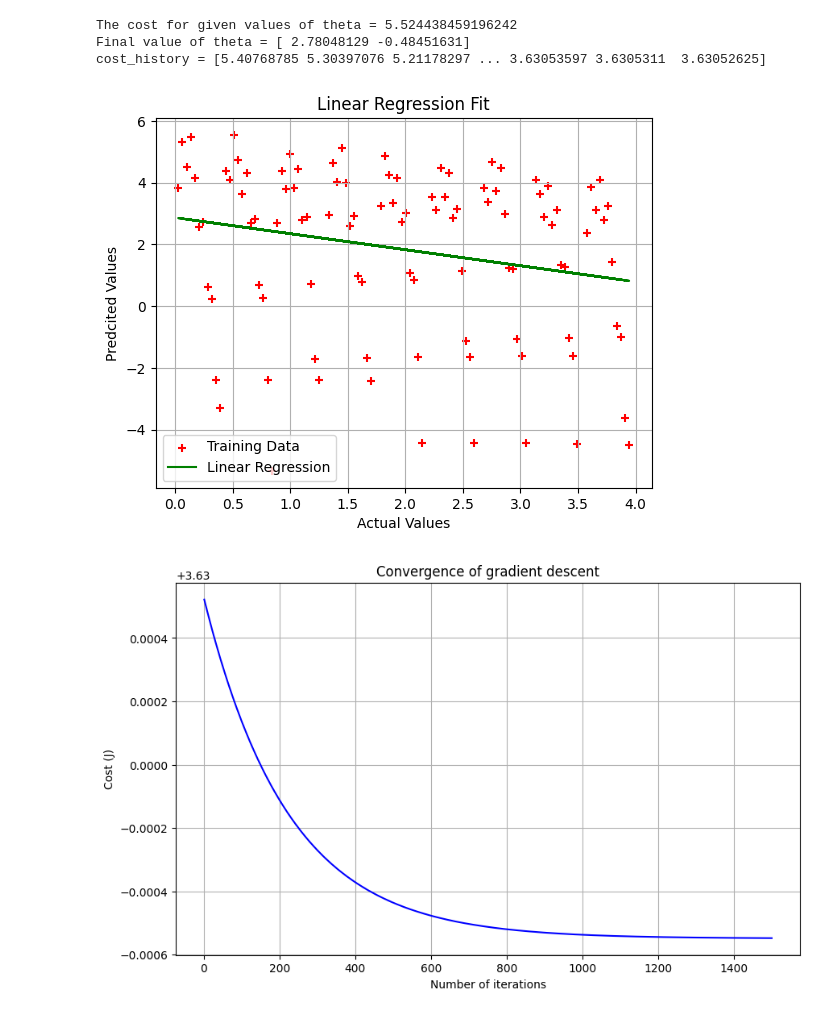
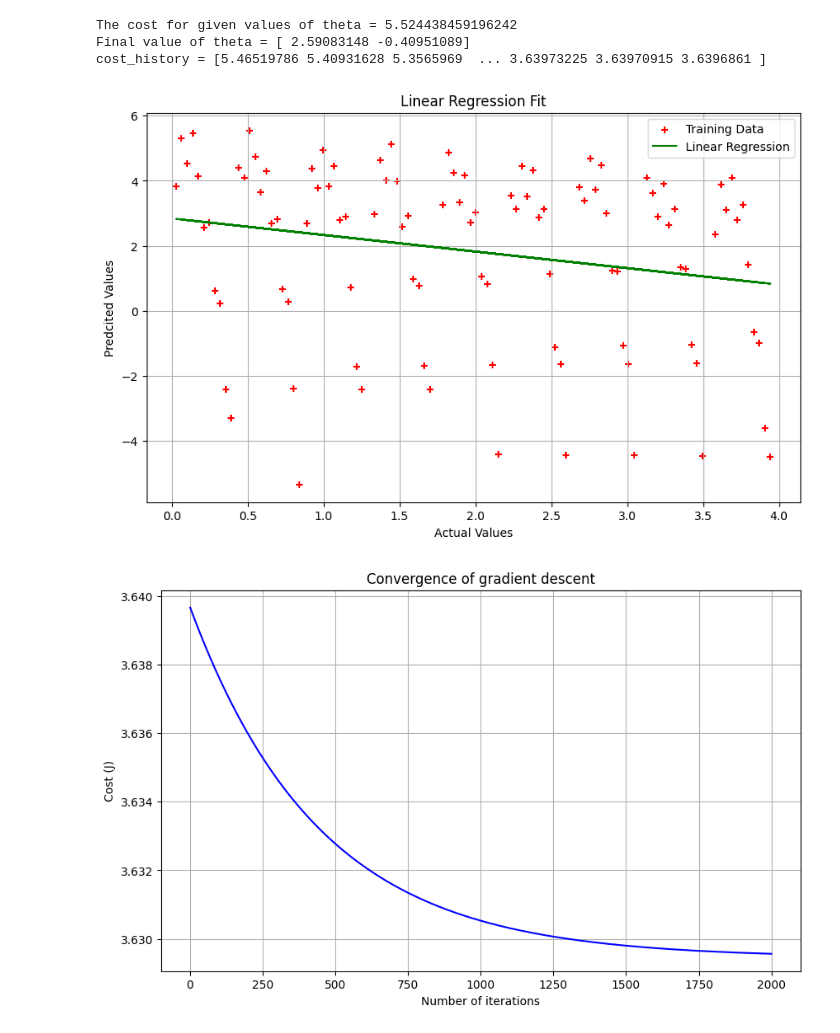
Before and after one commit to ssarker21/Introduction-to-Machine-Learning, a Jupyter notebook: Homework_1/Problem1(c).ipynb, the cells around one changed output. Drawn from its saved outputs; the diff is of its cells as text; code cells hidden in the pictures.

```diff
--- a/Homework_1/Problem1(c).ipynb
+++ b/Homework_1/Problem1(c).ipynb
@@ -52,8 +52,8 @@ def gradient_descent(X, y, theta, alpha, iterations):
     return theta, cost_history
 
 theta = [0., 0.]
-iterations = 1500
-alpha = 0.01
+iterations = 2000
+alpha = 0.005
 
 
 theta, cost_history = gradient_descent(X, y, theta, alpha, iterations)
@@ -64,34 +64,34 @@ theta, cost_history = gradient_descent(X, y, theta, alpha, iterations)
 
 # Scatter plot for the training data
 plt.scatter(X[:, 1], y, color='red', marker='+', label='Training Data')
 
 # Line plot for the linear regression model
 plt.plot(X[:, 1], X.dot(theta), color='green', label='Linear Regression')
 
 # Plot customizations
 plt.rcParams["figure.figsize"] = (10, 6)
 plt.grid(True)
 plt.xlabel('Actual Values')
 plt.ylabel('Predcited Values')
 plt.title('Linear Regression Fit')
 plt.legend()
 
 # Show the plot
 plt.show()
 
 plt.plot(range(1, iterations + 1), cost_history, color='blue')
 plt.rcParams["figure.figsize"] = (10, 6)
 plt.grid(True)
 
 plt.xlabel('Number of iterations')
 plt.ylabel('Cost (J)')
 plt.title('Convergence of gradient descent')
 
 # Show the plot
 plt.show()
 # %% [output]
 The cost for given values of theta = 5.524438459196242
-Final value of theta = [ 2.78048129 -0.48451631]
-cost_history = [5.40768785 5.30397076 5.21178297 ... 3.63053597 3.6305311  3.63052625]
+Final value of theta = [ 2.59083148 -0.40951089]
+cost_history = [5.46519786 5.40931628 5.3565969  ... 3.63973225 3.63970915 3.6396861 ]
-[figure, old version]
+[figure, new version]
-[figure, old version]
+[figure, new version]
```
